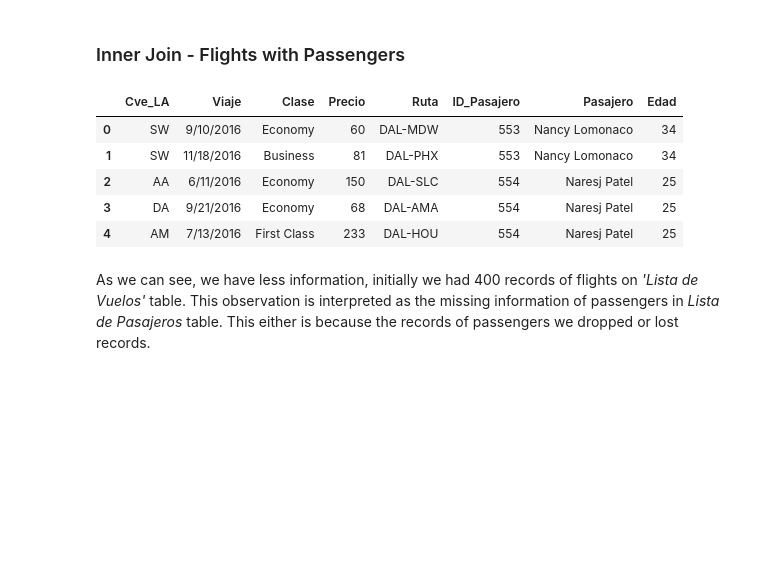
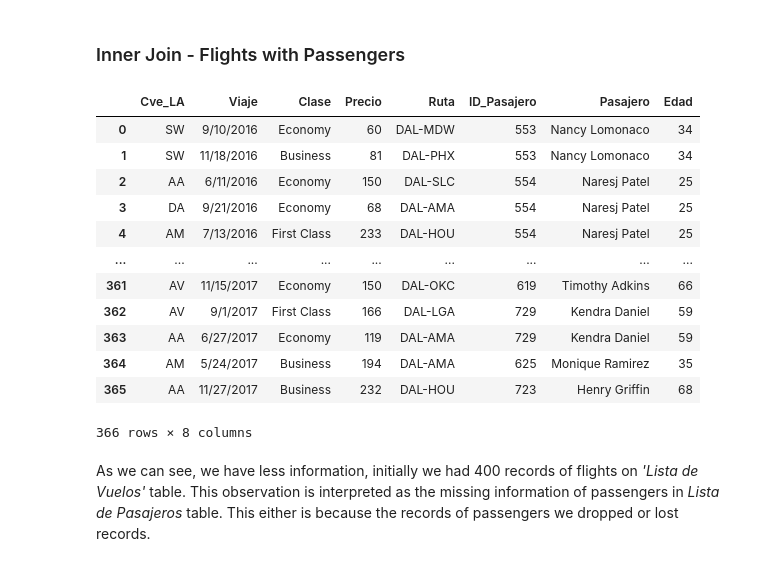
Before and after one commit to DeaAnalytics/test-data-engineer-jr, a Jupyter notebook: DeAcero_Exercise.ipynb, the cells around one changed output. Cells and saved outputs as stored; diff of their text form; code cells hidden in the pictures; blank space fills up the shorter version.

```diff
--- a/DeAcero_Exercise.ipynb
+++ b/DeAcero_Exercise.ipynb
@@ -390,3 +387,0 @@ Order Passenger ID Asscendig form for better Indexing on Passenger Lists Datafra
-# %%
-dfLP_total.sort_values('ID_Pasajero',inplace=True, ignore_index=True)
-dfLP_total.head(5)
@@ -443,14 +431,21 @@ The direction we have is to have the all the information related to the flight w
 ### Inner Join - Flights with Passengers
 # %%
 dfJoin = pd.merge(dfLV_total,dfLP_total,how='inner',on=['ID_Pasajero'])
-dfJoin.head(5)
+dfJoin
 # %% [output]
 |  | Cve_LA | Viaje | Clase | Precio | Ruta | ID_Pasajero | Pasajero | Edad |
 | 0 | SW | 9/10/2016 | Economy | 60 | DAL-MDW | 553 | Nancy Lomonaco | 34 |
 | 1 | SW | 11/18/2016 | Business | 81 | DAL-PHX | 553 | Nancy Lomonaco | 34 |
 | 2 | AA | 6/11/2016 | Economy | 150 | DAL-SLC | 554 | Naresj Patel | 25 |
 | 3 | DA | 9/21/2016 | Economy | 68 | DAL-AMA | 554 | Naresj Patel | 25 |
 | 4 | AM | 7/13/2016 | First Class | 233 | DAL-HOU | 554 | Naresj Patel | 25 |
+| ... | ... | ... | ... | ... | ... | ... | ... | ... |
+| 361 | AV | 11/15/2017 | Economy | 150 | DAL-OKC | 619 | Timothy Adkins | 66 |
+| 362 | AV | 9/1/2017 | First Class | 166 | DAL-LGA | 729 | Kendra Daniel | 59 |
+| 363 | AA | 6/27/2017 | Economy | 119 | DAL-AMA | 729 | Kendra Daniel | 59 |
+| 364 | AM | 5/24/2017 | Business | 194 | DAL-AMA | 625 | Monique Ramirez | 35 |
+| 365 | AA | 11/27/2017 | Business | 232 | DAL-HOU | 723 | Henry Griffin | 68 |
+366 rows × 8 columns
 # %% [markdown]
 As we can see, we have less information, initially we had 400 records of flights on _'Lista de Vuelos'_ table. This observation is interpreted as the missing information of passengers in _Lista de Pasajeros_ table. This either is because the records of passengers we dropped or lost records.
 # %% [markdown]
```
Also changed, not shown: parts of 7 cells of this notebook.
